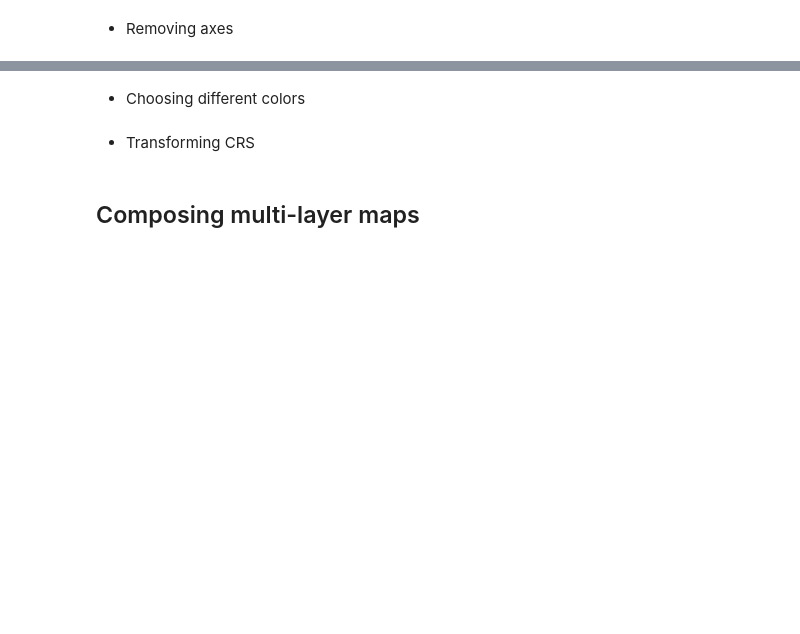
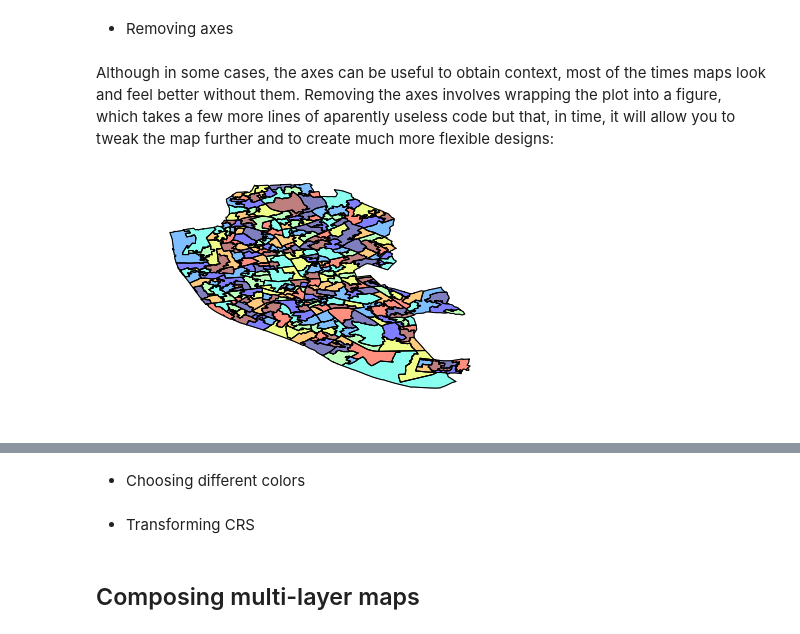
Before and after one commit to darribas/gds15, a Jupyter notebook: content/labs/lab_03.ipynb, the cells around one changed output, grey strips where cells are left out. Drawn from its saved outputs; the diff is of its cells as text; code cells hidden in the pictures; blank space fills up the shorter version.

```diff
--- a/content/labs/lab_03.ipynb
+++ b/content/labs/lab_03.ipynb
@@ -114,2 +130,11 @@ namp.plot()
 # %% [markdown]
 * Removing axes
+# %% [markdown]
+Although in some cases, the axes can be useful to obtain context, most of the times maps look and feel better without them. Removing the axes involves wrapping the plot into a figure, which takes a few more lines of aparently useless code but that, in time, it will allow you to tweak the map further and to create much more flexible designs:
+# %%
+f, ax = plt.subplots(1)
+ax = lsoas.plot(axes=ax)
+ax.set_axis_off()
+plt.show()
+# %% [output]
+[figure, added]
```
Also changed, not shown: parts of 24 cells of this notebook, 38 other files.
